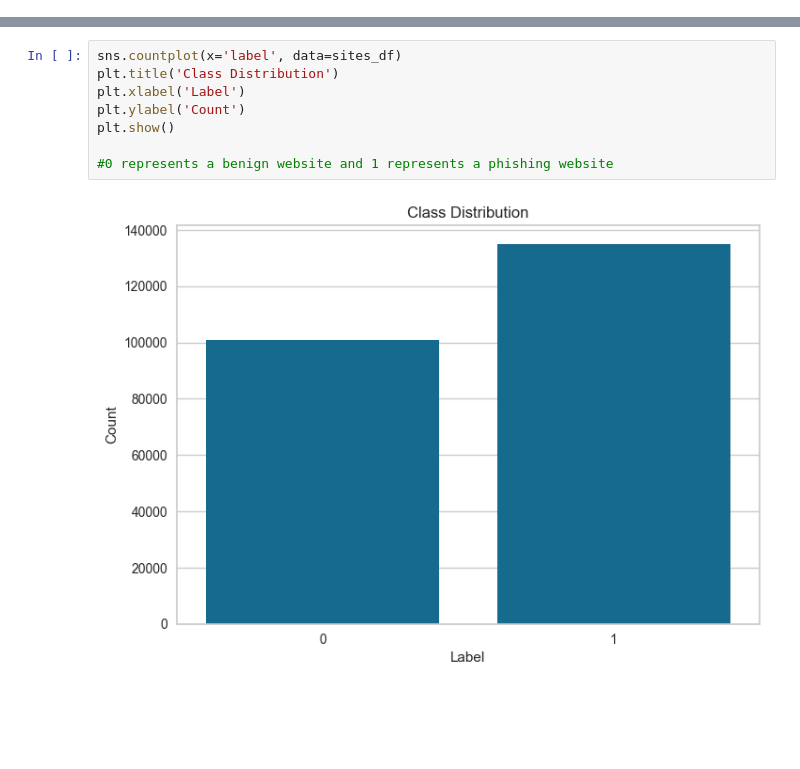
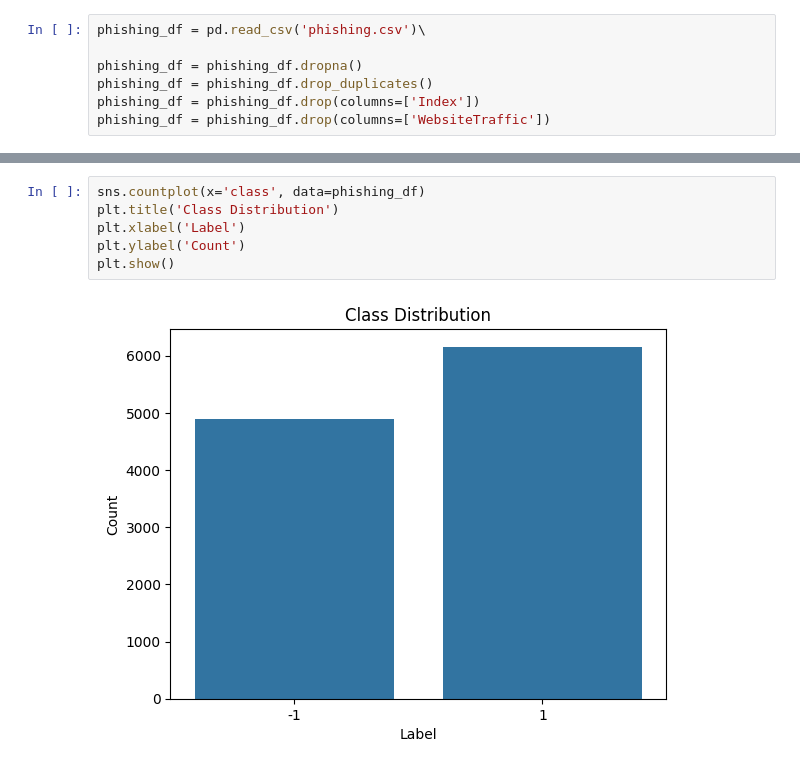
Before and after one commit to AnandRajaM/argus-detect-phishing-urls, a Jupyter notebook: phishing_model.ipynb, the cells around one changed output, grey strips where cells are left out. Drawn from its saved outputs; the diff is of its cells as text; blank space fills up the shorter version.

```diff
--- a/phishing_model.ipynb
+++ b/phishing_model.ipynb
@@ -59,0 +28,7 @@ None
+# %%
+phishing_df = pd.read_csv('phishing.csv')\
+
+phishing_df = phishing_df.dropna()
+phishing_df = phishing_df.drop_duplicates()
+phishing_df = phishing_df.drop(columns=['Index'])
+phishing_df = phishing_df.drop(columns=['WebsiteTraffic'])
@@ -60,11 +56,9 @@ None
 # %%
-sns.countplot(x='label', data=sites_df)
+sns.countplot(x='class', data=phishing_df)
 plt.title('Class Distribution')
 plt.xlabel('Label')
 plt.ylabel('Count')
 plt.show()
-
-#0 represents a benign website and 1 represents a phishing website
 # %% [output]
-[figure, old version]
+[figure, new version]
 # %%
```
Also changed, not shown: parts of 14 cells of this notebook, 3 other files.
